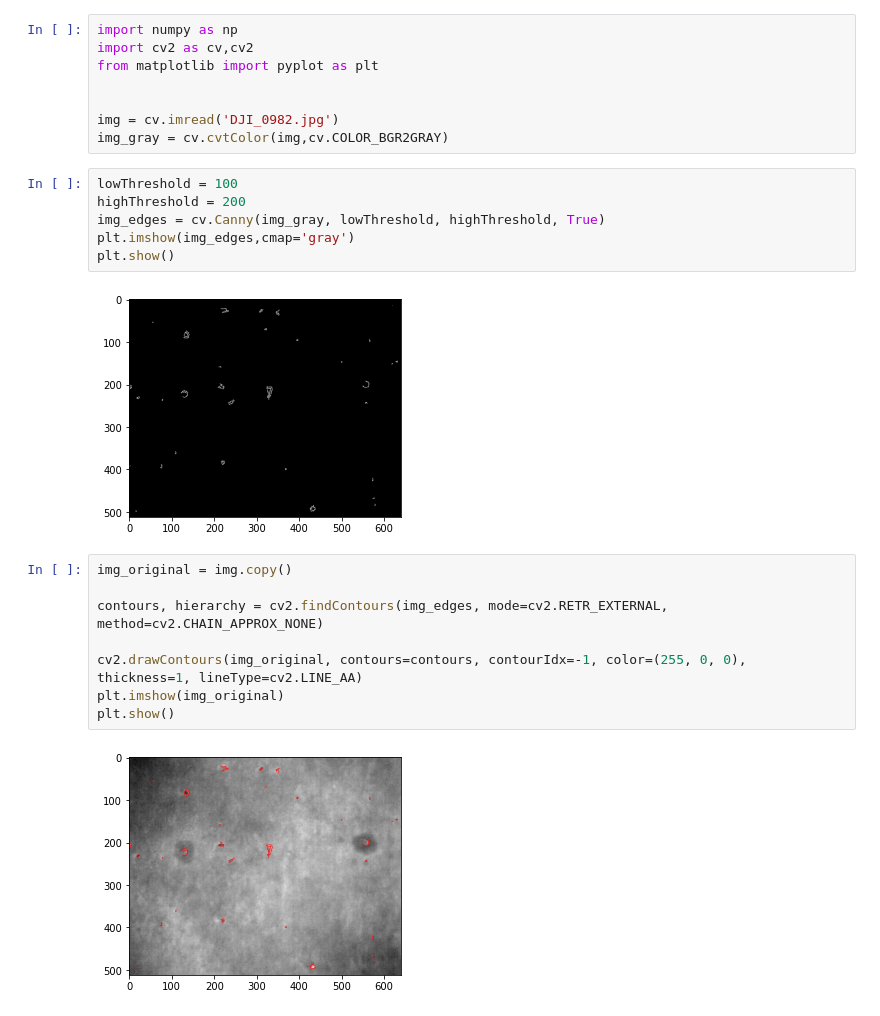
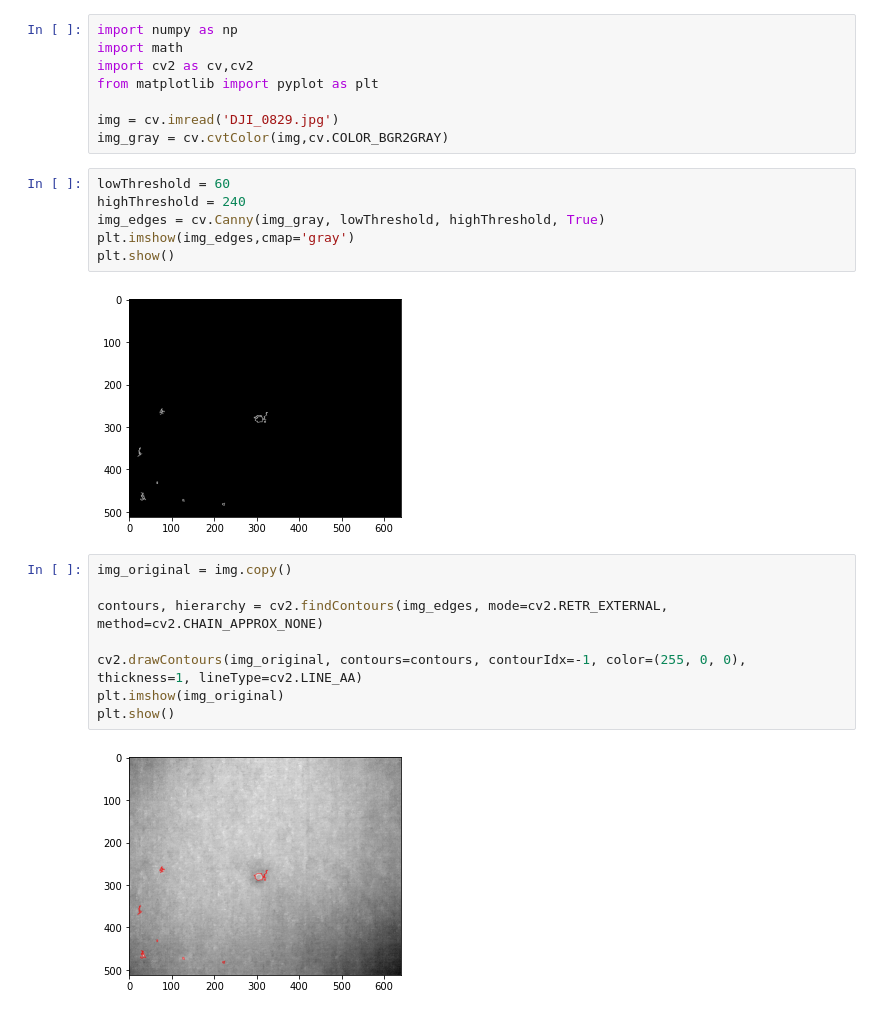
Before and after one commit to Fantomos/LandminesDetection, a Jupyter notebook: opencv.ipynb, the cells around one changed output. Saved outputs shown, nothing was run; the diff lists cells and outputs as text.

```diff
--- a/opencv.ipynb
+++ b/opencv.ipynb
@@ -1,19 +1,19 @@
 # %%
 import numpy as np
+import math
 import cv2 as cv,cv2
 from matplotlib import pyplot as plt
 
-
-img = cv.imread('DJI_0982.jpg')
+img = cv.imread('DJI_0829.jpg')
 img_gray = cv.cvtColor(img,cv.COLOR_BGR2GRAY)
 # %%
-lowThreshold = 100
-highThreshold = 200
+lowThreshold = 60
+highThreshold = 240
 img_edges = cv.Canny(img_gray, lowThreshold, highThreshold, True)
 plt.imshow(img_edges,cmap='gray')
 plt.show()
 # %% [output]
-[figure, old version]
+[figure, new version]
 # %%
 img_original = img.copy()
 
@@ -23,7 +23,7 @@ cv2.drawContours(img_original, contours=contours, contourIdx=-1, color=(255, 0,
 plt.imshow(img_original)
 plt.show()
 # %% [output]
-[figure, old version]
+[figure, new version]
 # %%
 kernel = cv2.getStructuringElement(cv2.MORPH_RECT, (20,20))
 img_morph = cv.morphologyEx(img_edges, cv.MORPH_CLOSE, kernel, iterations=1)
```
Also changed, not shown: parts of 3 cells of this notebook, 6 other files.
